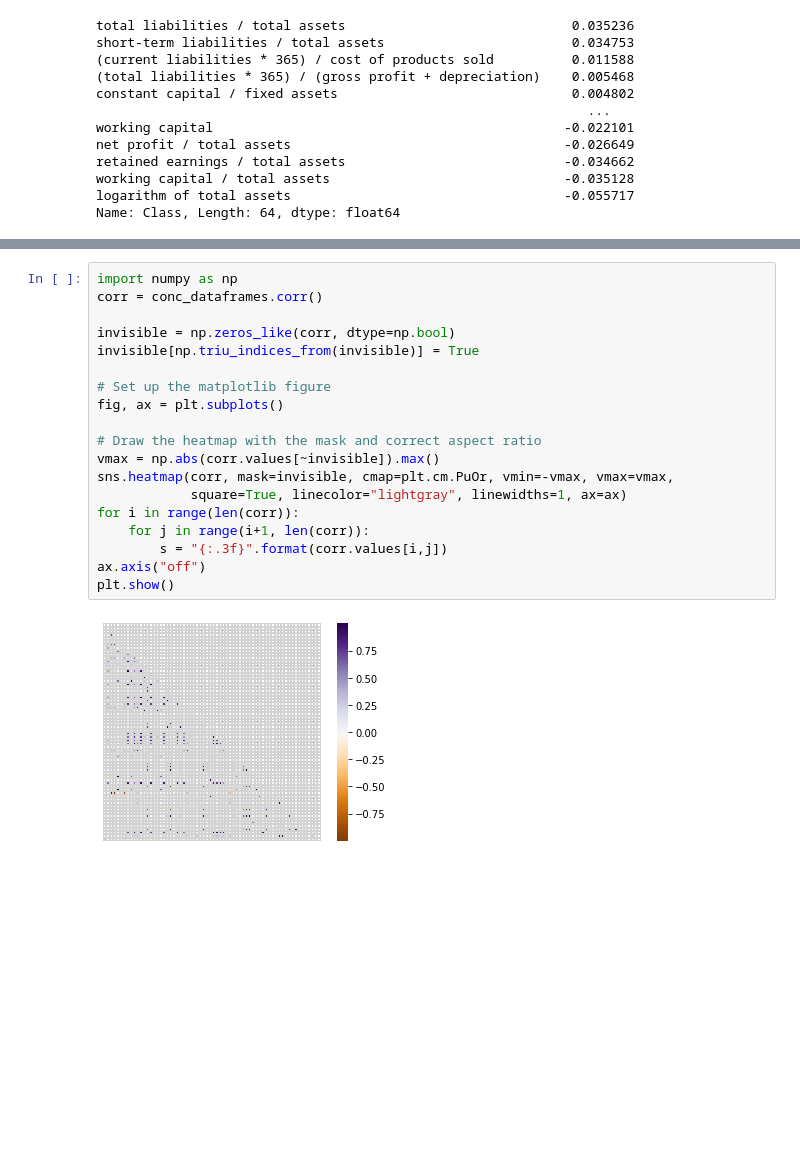
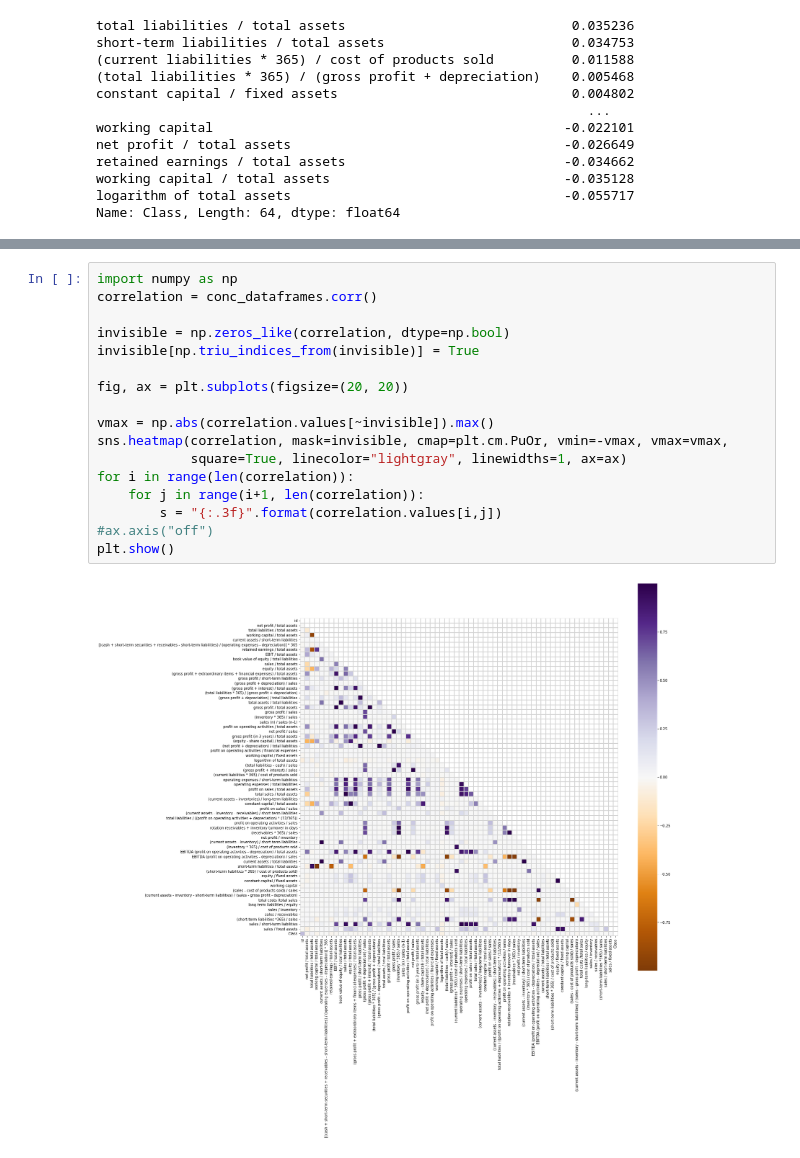
Before and after one commit to axeljoly33/Python_for_Data_Analysis_-_Project, a Jupyter notebook: final_project_python_file.ipynb, the cells around one changed output, grey strips where cells are left out. Drawn from its saved outputs; the diff is of its cells as text; blank space fills up the shorter version.

```diff
--- a/final_project_python_file.ipynb
+++ b/final_project_python_file.ipynb
@@ -382,21 +384,19 @@ unique_important_correlations
 # %%
 import numpy as np
-corr = conc_dataframes.corr()
+correlation = conc_dataframes.corr()
 
-invisible = np.zeros_like(corr, dtype=np.bool)
+invisible = np.zeros_like(correlation, dtype=np.bool)
 invisible[np.triu_indices_from(invisible)] = True
 
-# Set up the matplotlib figure
-fig, ax = plt.subplots()
+fig, ax = plt.subplots(figsize=(20, 20))
 
-# Draw the heatmap with the mask and correct aspect ratio
-vmax = np.abs(corr.values[~invisible]).max()
-sns.heatmap(corr, mask=invisible, cmap=plt.cm.PuOr, vmin=-vmax, vmax=vmax,
+vmax = np.abs(correlation.values[~invisible]).max()
+sns.heatmap(correlation, mask=invisible, cmap=plt.cm.PuOr, vmin=-vmax, vmax=vmax,
             square=True, linecolor="lightgray", linewidths=1, ax=ax)
-for i in range(len(corr)):
-    for j in range(i+1, len(corr)):
-        s = "{:.3f}".format(corr.values[i,j])
-ax.axis("off")
+for i in range(len(correlation)):
+    for j in range(i+1, len(correlation)):
+        s = "{:.3f}".format(correlation.values[i,j])
+#ax.axis("off")
 plt.show()
 # %% [output]
-[figure, old version]
+[figure, new version]
```
Also changed, not shown: parts of 1 cell of this notebook.
